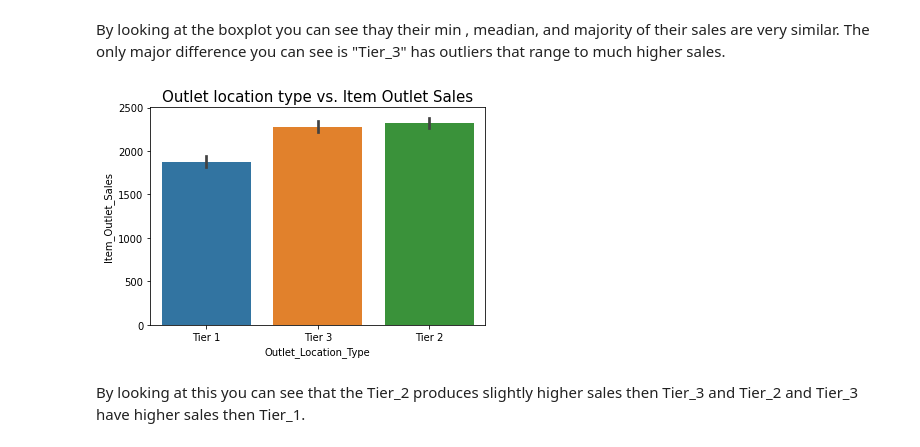
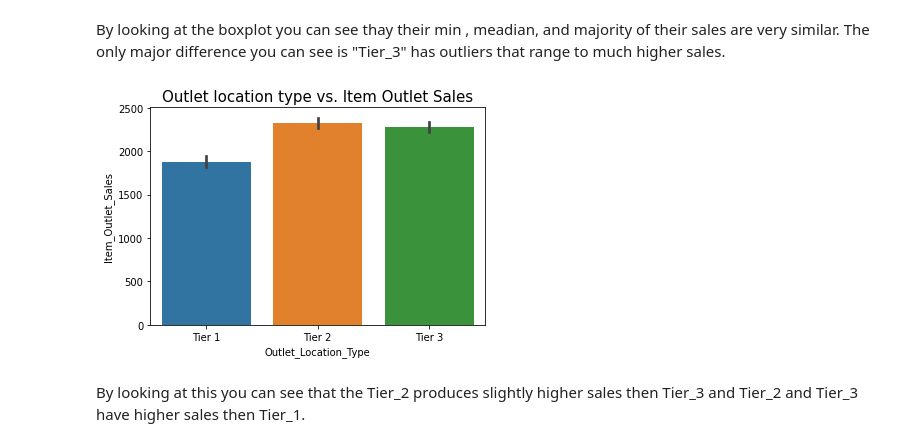
Before and after one commit to slagana8/food_sales_predicitions-, a Jupyter notebook: Project_1_Sales_Predictions.ipynb, the cells around one changed output. Drawn from its saved outputs; the diff is of its cells as text; code cells hidden in the pictures.

```diff
--- a/Project_1_Sales_Predictions.ipynb
+++ b/Project_1_Sales_Predictions.ipynb
@@ -351,10 +351,10 @@ np.warnings.filterwarnings('ignore', category=np.VisibleDeprecationWarning)
 # %% [markdown]
 By looking at the boxplot you can see thay their min , meadian, and majority of their sales are very similar. The only major difference you can see is "Tier_3" has outliers that range to much higher sales.
 # %%
-x = sns.barplot(data = df_sp, x = "Outlet_Location_Type", y = "Item_Outlet_Sales")
+x = sns.barplot(data = df_sp, x = "Outlet_Location_Type", y = "Item_Outlet_Sales", order = ["Tier 1", "Tier 2", "Tier 3"])
 x.set_title("Outlet location type vs. Item Outlet Sales", fontsize = 15);
 # %% [output]
-[figure, old version]
+[figure, new version]
 # %% [markdown]
 By looking at this you can see that the Tier_2 produces slightly higher sales then Tier_3 and Tier_2 and Tier_3 have higher sales then Tier_1.
 # %%
```
Also changed, not shown: parts of 1 cell of this notebook.
